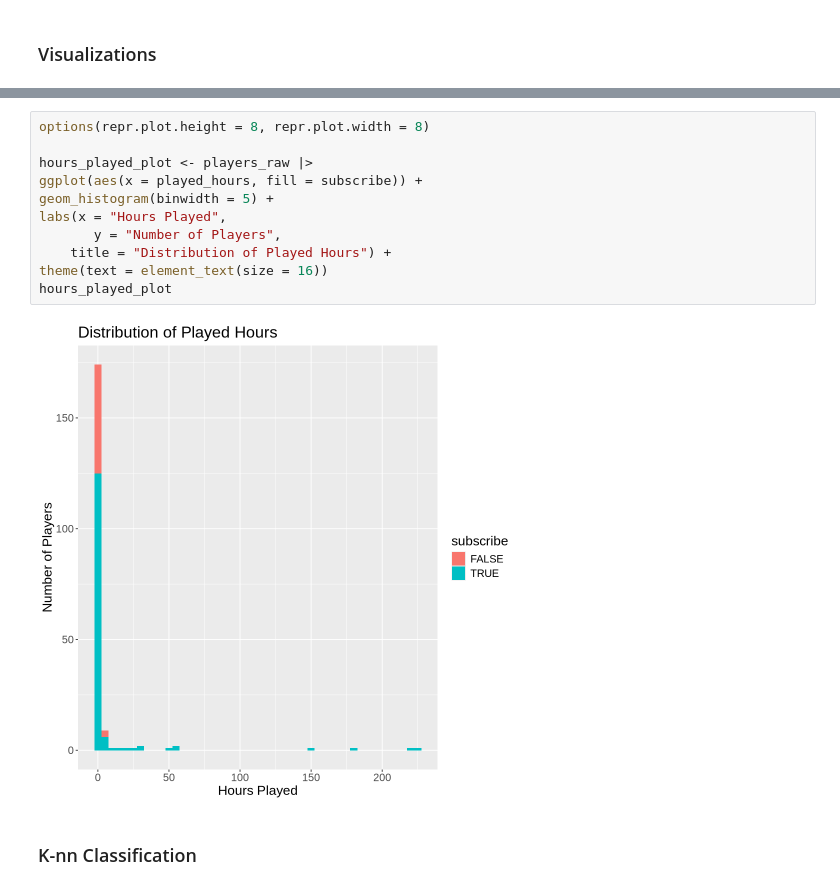
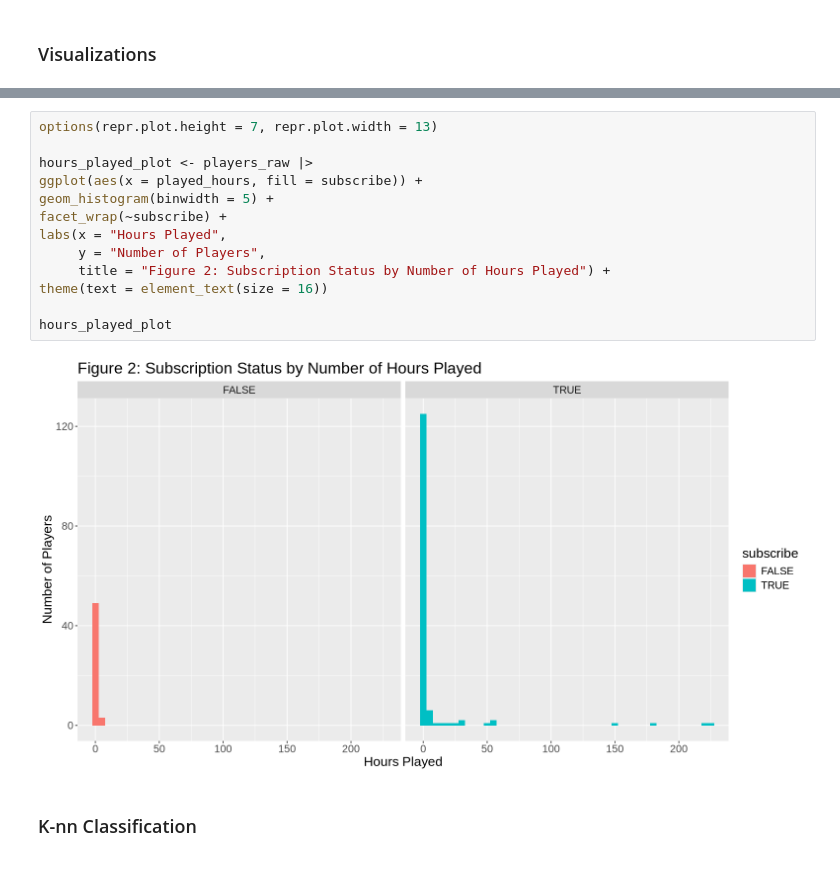
Before and after one commit to RealBabyPotato/DSCI-100-Final-Project, a Jupyter notebook: FinalProject.ipynb, the cells around one changed output, grey strips where cells are left out. Cells and saved outputs as stored; diff of their text form.

```diff
--- a/FinalProject.ipynb
+++ b/FinalProject.ipynb
@@ -145,16 +103,18 @@ gender_plot
 # %%
-options(repr.plot.height = 8, repr.plot.width = 8)
+options(repr.plot.height = 7, repr.plot.width = 13)
 
 hours_played_plot <- players_raw |>
 ggplot(aes(x = played_hours, fill = subscribe)) +
 geom_histogram(binwidth = 5) +
+facet_wrap(~subscribe) +
 labs(x = "Hours Played",
-       y = "Number of Players",
-    title = "Distribution of Played Hours") +
+     y = "Number of Players",
+     title = "Figure 2: Subscription Status by Number of Hours Played") +
 theme(text = element_text(size = 16))
+
 hours_played_plot
 # %% [output]
-[figure, old version]
+[figure, new version]
 # %% [markdown]
 <h3>K-nn Classification</h3>
 # %%
```
Also changed, not shown: parts of 6 cells of this notebook.
